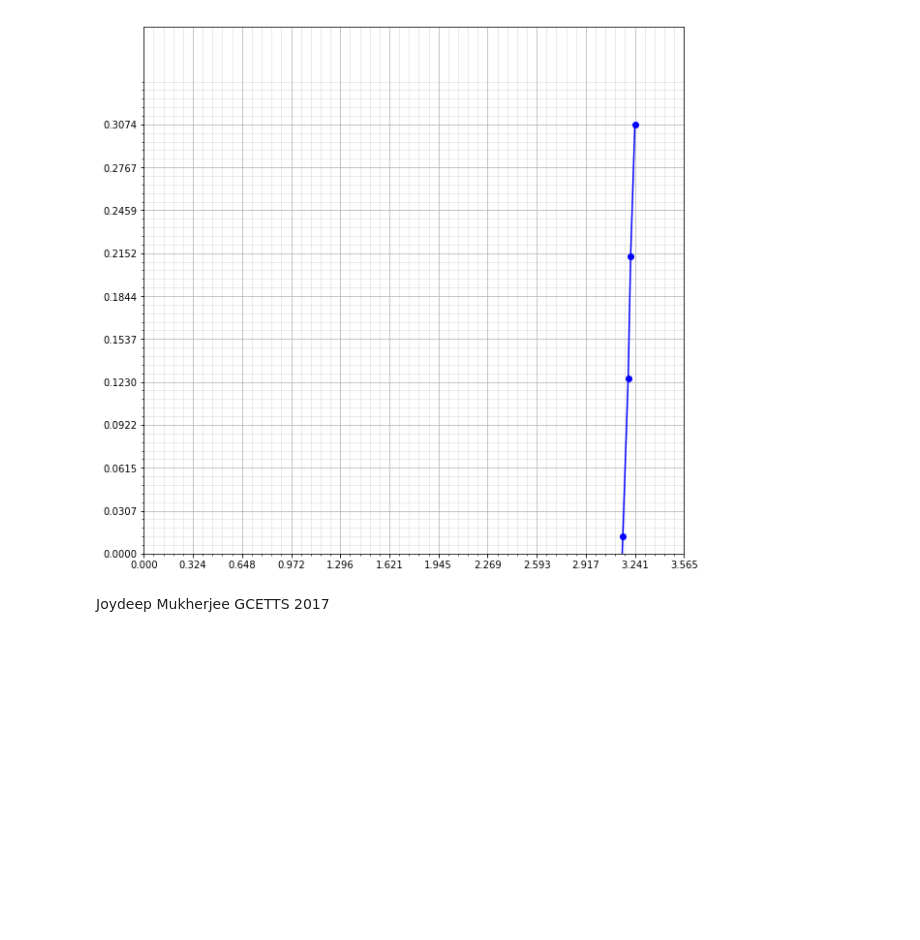
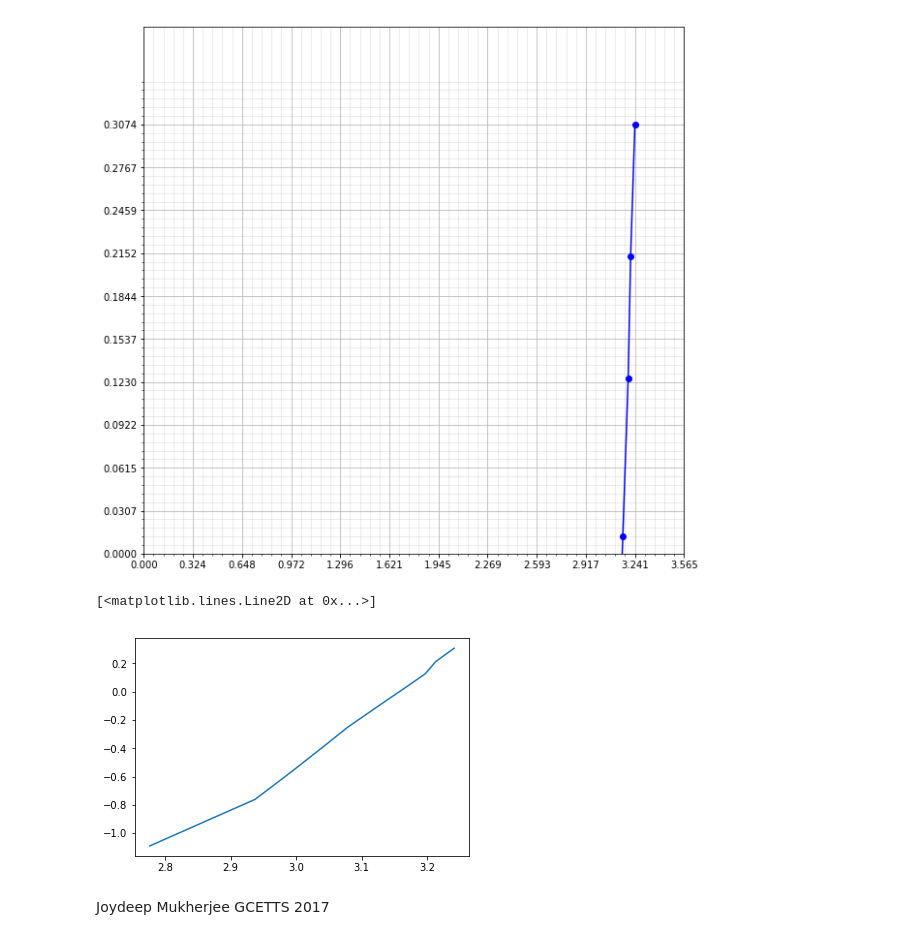
Before and after one commit to joydeep1701/GCETTS, a Jupyter notebook: PH391/Stefans Law.ipynb, the cells around one changed output. Saved outputs shown, nothing was run; the diff lists cells and outputs as text; code cells hidden in the pictures; blank space fills up the shorter version.

```diff
--- a/PH391/Stefans Law.ipynb
+++ b/PH391/Stefans Law.ipynb
@@ -76,6 +76,12 @@ gcetts.plotthecurve([math.log(t,10) for t in T],[math.log(p,10) for p in P],'','
 #show()
 # %% [output]
 [figure]
+# %%
+import matplotlib.pyplot as plt
+plt.plot([math.log(t,10) for t in T],[math.log(p,10) for p in P])
+# %% [output]
+[<matplotlib.lines.Line2D at 0x...>]
+[figure, added]
 # %% [markdown]
 Joydeep Mukherjee
 GCETTS 2017
```
Also changed, not shown: 19 other files.
